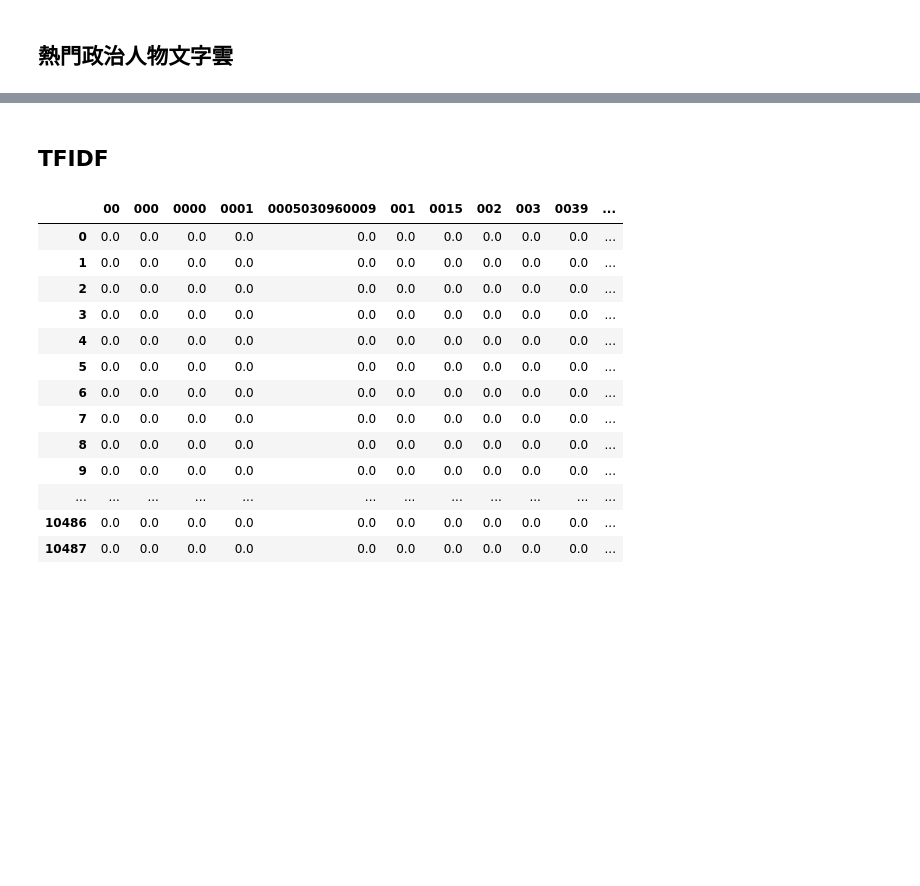
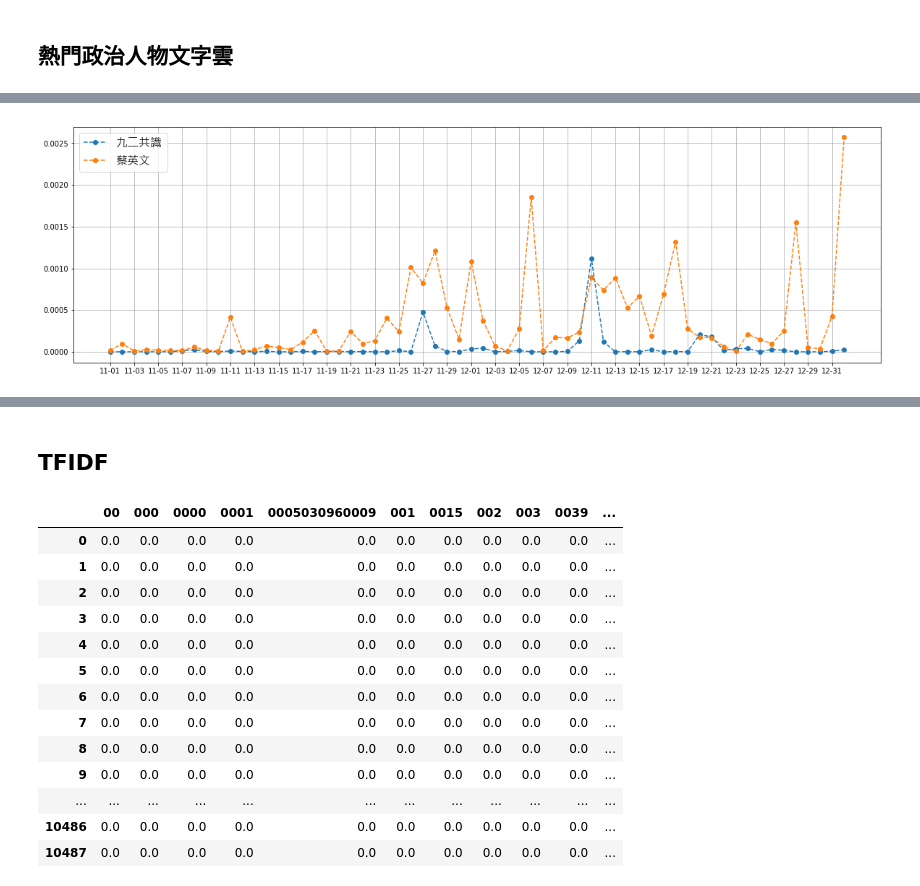
Before and after one commit to MiccWan/political-news-analysis, a Jupyter notebook: CM_test.ipynb, the cells around one changed output, grey strips where cells are left out. Saved outputs shown, nothing was run; the diff lists cells and outputs as text; code cells hidden in the pictures; blank space fills up the shorter version.

```diff
--- a/CM_test.ipynb
+++ b/CM_test.ipynb
@@ -365,0 +392,39 @@ wc = WordCloud(max_font_size=40,
+# %%
+def plot_line_of_word(word, date_from='2018-06-07', date_to='2019-01-22'):
+    from_index = df.columns.get_loc(date_from)
+    to_index = df.columns.get_loc(date_to)+1
+    date_length = to_index-from_index
+    date_int = date_length//25
+    font = font_manager.FontProperties(fname='msjh.ttc',
+                                   weight='bold',
+                                   style='normal', size=16)
+
+    plt.plot(aall_date[from_index:to_index], df.loc[word][date_from:date_to], '--o', label=word)
+    plt.legend(prop=font)
+    plt.xticks(list(range(0, date_length, date_int)), [aall_date[from_index:to_index][i] for i in range(0, date_length, date_int)])
+
+def plot_tfdf_of_word(word, date_from='2018-06-07', date_to='2019-01-22'):
+    from_index = df.columns.get_loc(date_from)
+    to_index = df.columns.get_loc(date_to)+1
+    date_length = to_index-from_index
+    date_int = date_length//25
+    font = font_manager.FontProperties(fname='msjh.ttc',
+                                   weight='bold',
+                                   style='normal', size=16)
+
+    plt.plot(aall_date[from_index:to_index],
+             df_tf.loc[word][date_from:date_to]*df_occur.loc[word][date_from:date_to], '--o', label=word)
+    plt.legend(prop=font)
+    plt.xticks(list(range(0, date_length, date_int)), [aall_date[from_index:to_index][i] for i in range(0, date_length, date_int)])
+# %%
+plt.figure(figsize=(20,6))
+# plot_line_of_word('九二共識', date_from='2018-11-01', date_to='2019-01-01')
+# plot_line_of_word('蔡英文', date_from='2018-11-01', date_to='2019-01-01')
+
+plot_tfdf_of_word('九二共識', date_from='2018-11-01', date_to='2019-01-01')
+plot_tfdf_of_word('蔡英文', date_from='2018-11-01', date_to='2019-01-01')
+
+plt.grid()
+plt.show()
+# %% [output]
+[figure, added]
```
Also changed, not shown: parts of 57 cells of this notebook, 10 other files.
